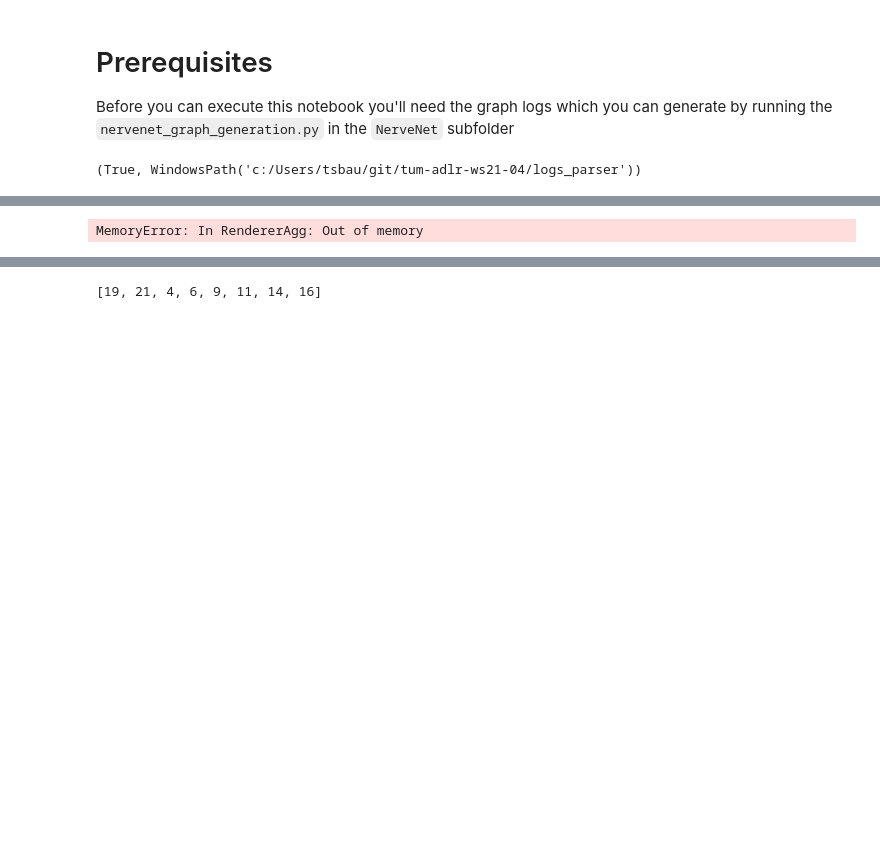
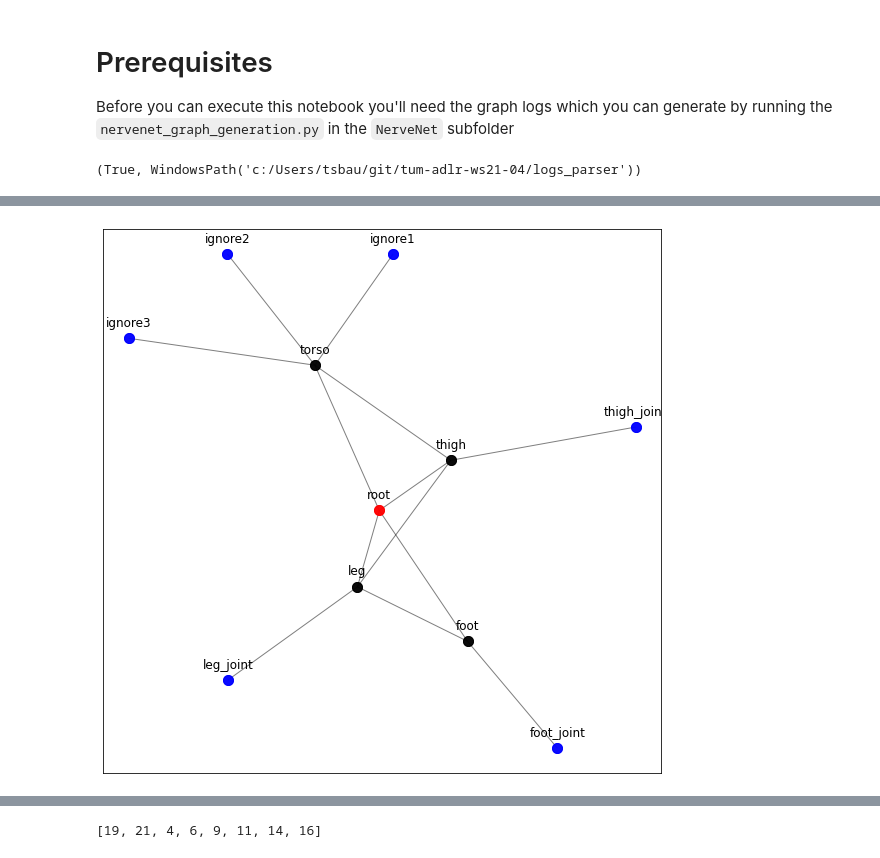
Before and after one commit to HannesStark/gnn-reinforcement-learning, a Jupyter notebook: playground/graph_visualization/robot_graph_visualization.ipynb, the cells around one changed output, grey strips where cells are left out. Saved outputs shown, nothing was run; the diff lists cells and outputs as text; code cells hidden in the pictures; blank space fills up the shorter version.

```diff
--- a/playground/graph_visualization/robot_graph_visualization.ipynb
+++ b/playground/graph_visualization/robot_graph_visualization.ipynb
@@ -93,5 +92,7 @@ HalfCheetah_log = visualize_task_graph("HalfCheetah-v1")
-# %%
-CentipedeFour_log = visualize_task_graph("CentipedeTwenty-v1", figsize=(60,60))
-# %% [output]
-MemoryError: In RendererAgg: Out of memory
+# %%
+Hopper_log = visualize_task_graph("HopperBulletEnv-v0", figsize=(10,10),
+                                        use_sibling_relations = False,
+                                        root_relation_option = RootRelationOption.BODY)
+# %% [output]
+[figure, added]
 # %%
```
Also changed, not shown: parts of 32 cells of this notebook, 5 other files.
